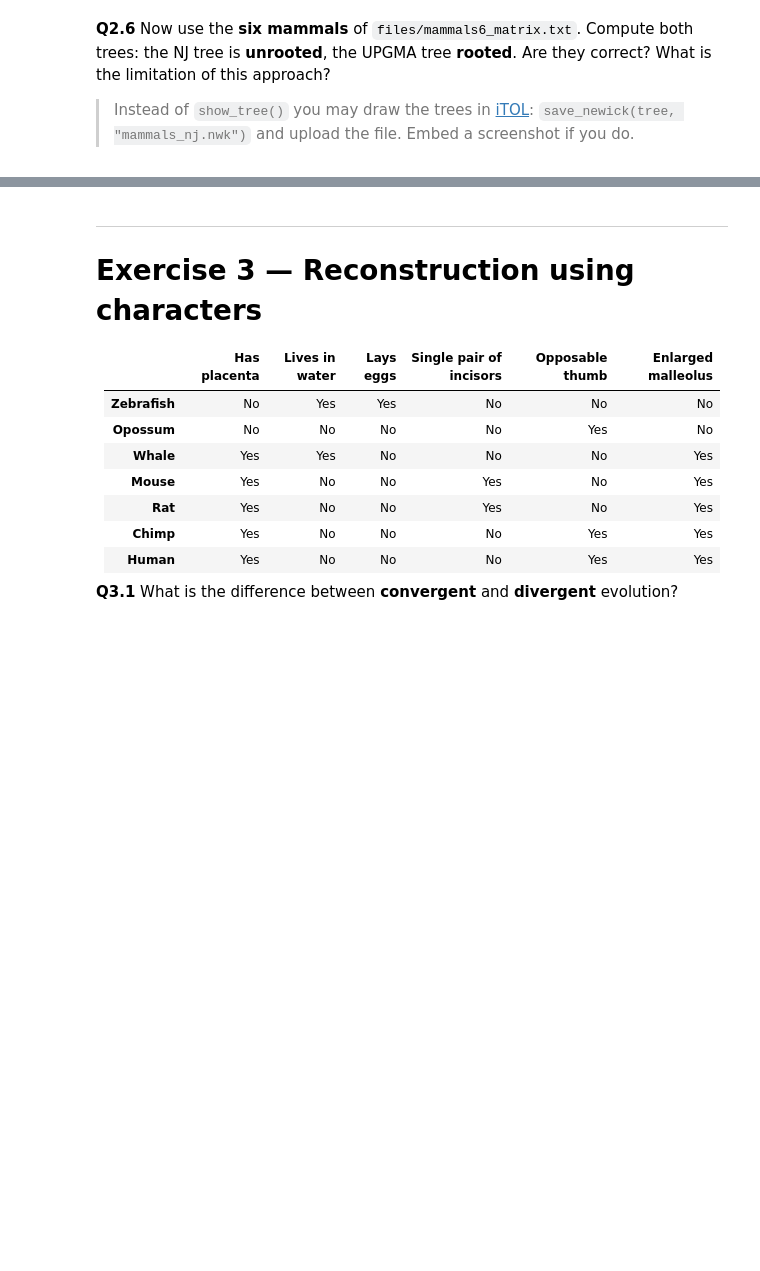
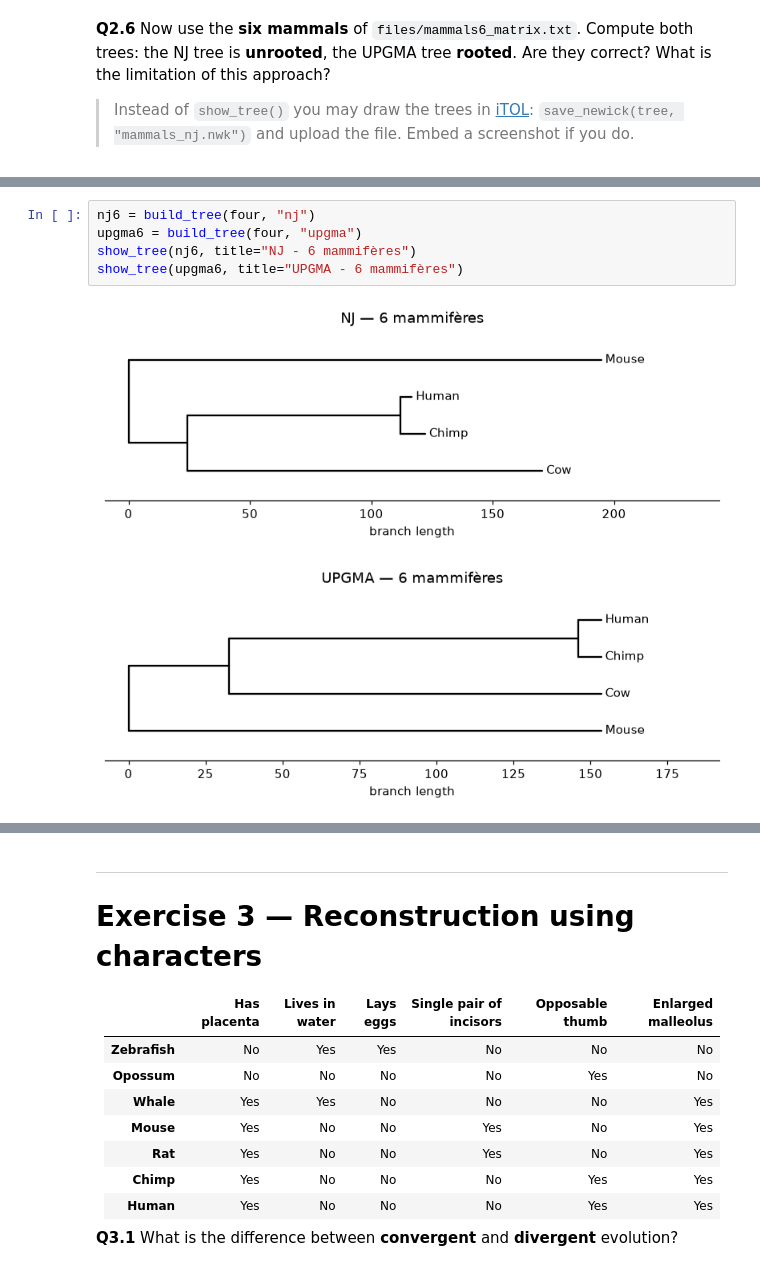
Before and after one commit to MisterPEG/PHYG2026, a Jupyter notebook: PHYG_TME2/TME2.ipynb, the cells around one changed output, grey strips where cells are left out. Saved outputs shown, nothing was run; the diff lists cells and outputs as text; blank space fills up the shorter version.

```diff
--- a/PHYG_TME2/TME2.ipynb
+++ b/PHYG_TME2/TME2.ipynb
@@ -801,3 +1196,11 @@ What is the limitation of this approach?
+# %%
+nj6 = build_tree(four, "nj")
+upgma6 = build_tree(four, "upgma")
+show_tree(nj6, title="NJ - 6 mammifères")
+show_tree(upgma6, title="UPGMA - 6 mammifères")
+# %% [output]
+[figure, added]
+[figure, added]
 # %% [markdown]
 ### &#9997;&#65039; Your answer — Q2.6
 
```
Also changed, not shown: parts of 31 cells of this notebook, 3 other files.
